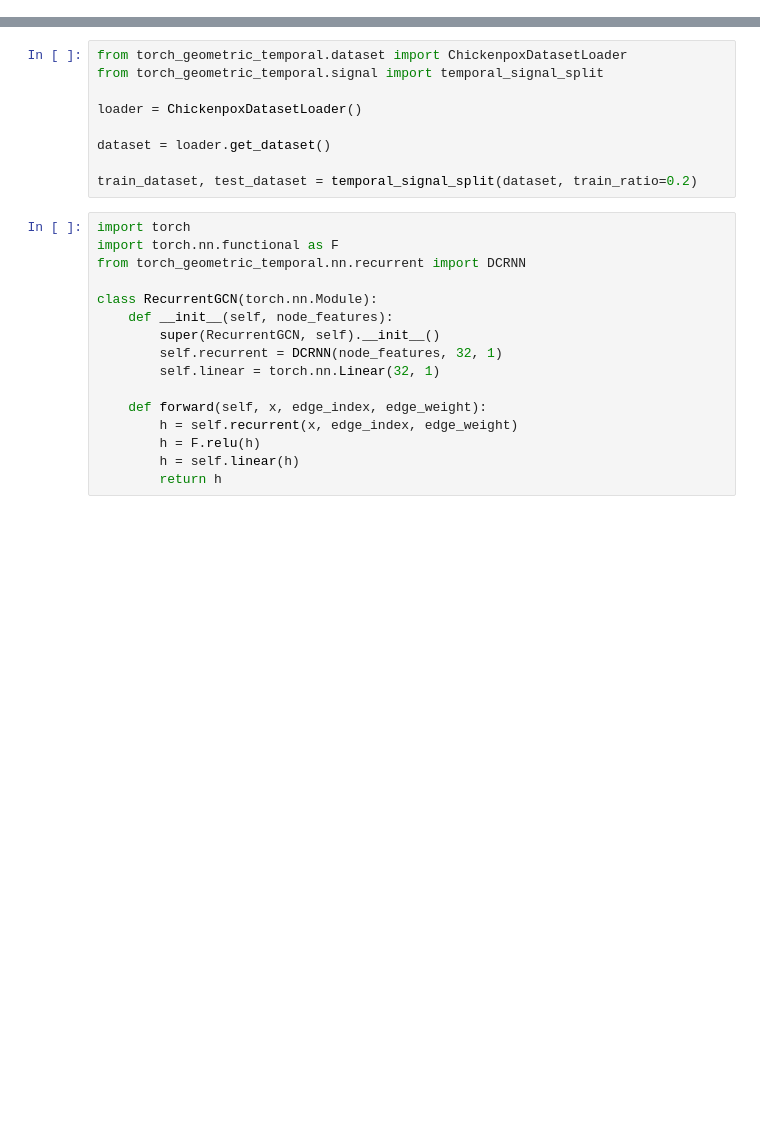
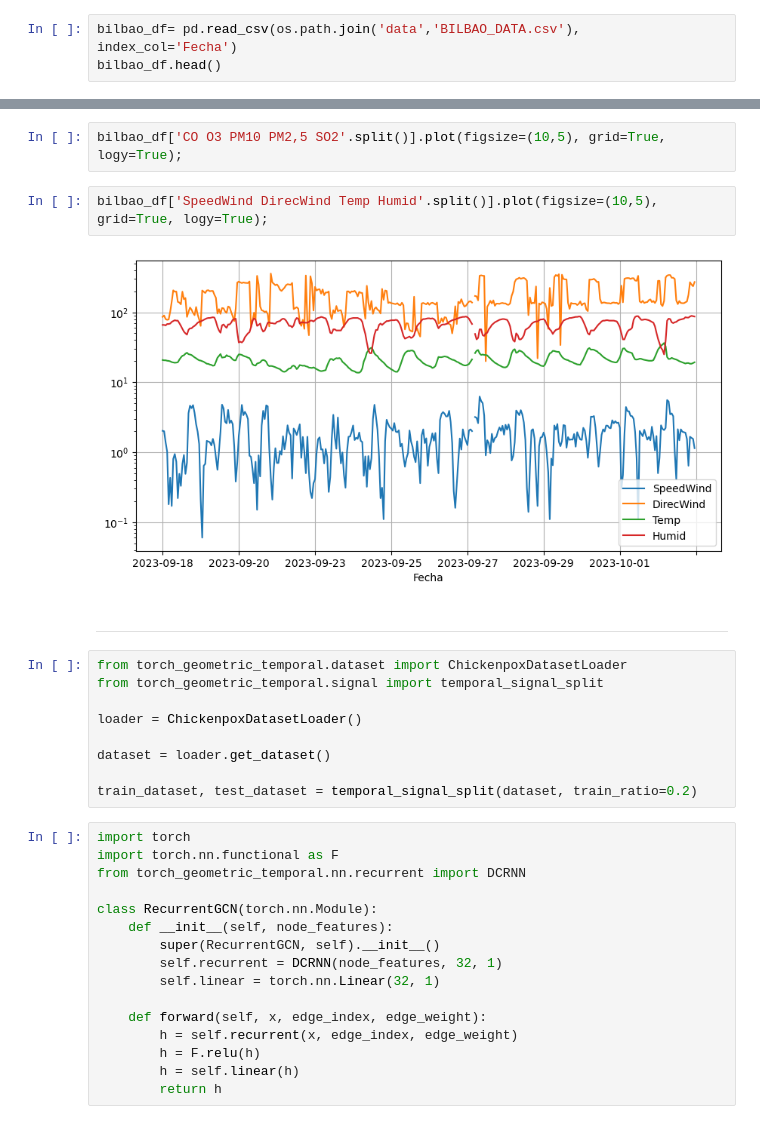
Before and after one commit to fterroso/airpollution_gnn_uca_upct, a Jupyter notebook: 01_data_preprocessing.ipynb, the cells around one changed output, grey strips where cells are left out. Drawn from its saved outputs; the diff is of its cells as text; blank space fills up the shorter version.

```diff
--- a/01_data_preprocessing.ipynb
+++ b/01_data_preprocessing.ipynb
@@ -0,0 +74,3 @@
+# %%
+bilbao_df= pd.read_csv(os.path.join('data','BILBAO_DATA.csv'), index_col='Fecha')
+bilbao_df.head()
@@ -1,3 +106,11 @@
+# %%
+bilbao_df['CO O3 PM10 PM2,5 SO2'.split()].plot(figsize=(10,5), grid=True, logy=True);
+# %%
+bilbao_df['SpeedWind DirecWind Temp Humid'.split()].plot(figsize=(10,5), grid=True, logy=True);
+# %% [output]
+[figure, added]
+# %% [markdown]
+----------------
 # %%
 from torch_geometric_temporal.dataset import ChickenpoxDatasetLoader
 from torch_geometric_temporal.signal import temporal_signal_split
```
Also changed, not shown: parts of 15 cells of this notebook.
